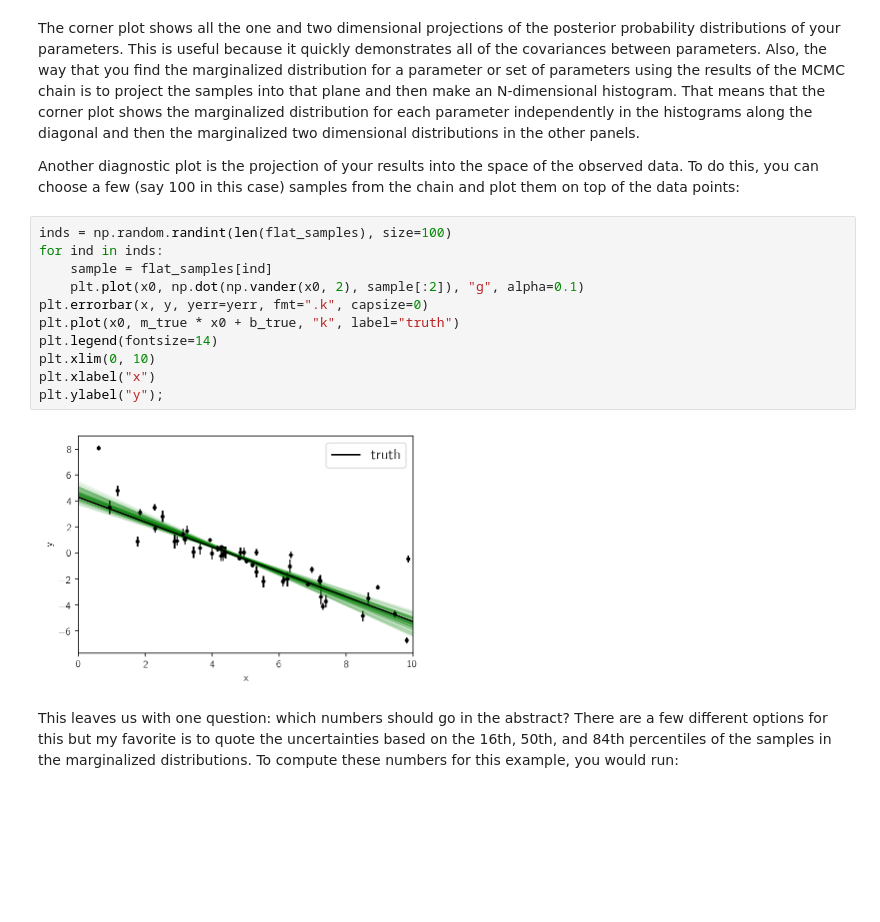
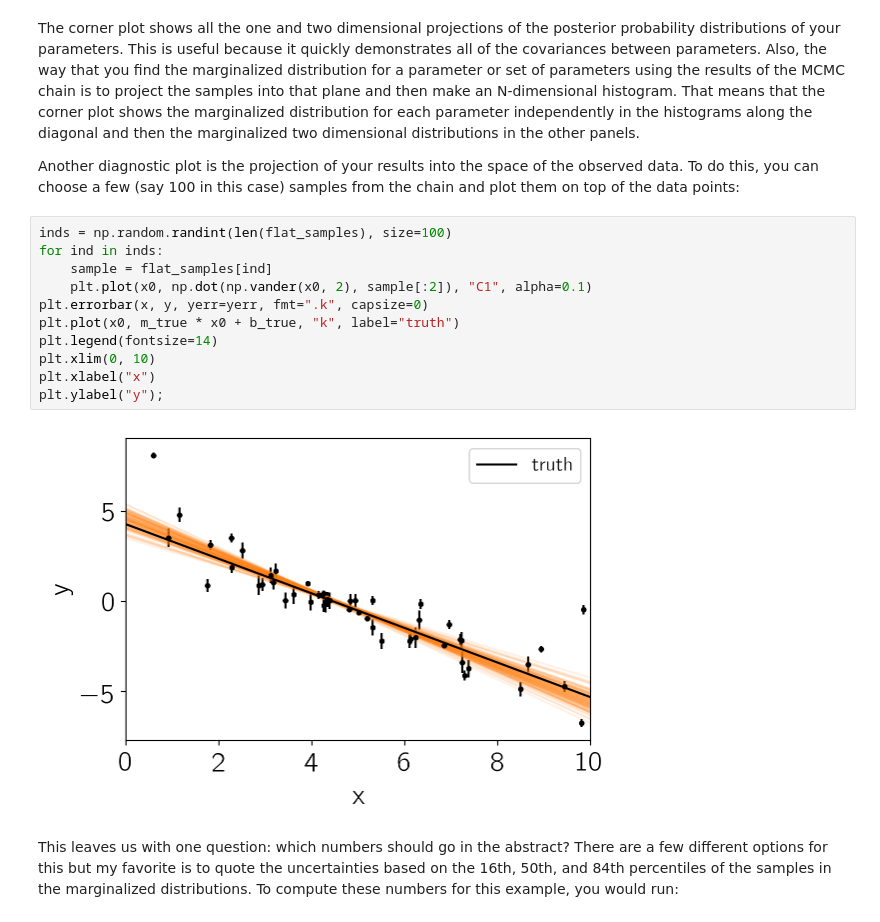
Before and after one commit to dfm/emcee, a Jupyter notebook: docs/_static/notebooks/line.ipynb, the cells around one changed output. Drawn from its saved outputs; the diff is of its cells as text; blank space fills up the shorter version.

```diff
--- a/docs/_static/notebooks/line.ipynb
+++ b/docs/_static/notebooks/line.ipynb
@@ -340,16 +335,16 @@ and plot them on top of the data points:
 # %%
 inds = np.random.randint(len(flat_samples), size=100)
 for ind in inds:
     sample = flat_samples[ind]
-    plt.plot(x0, np.dot(np.vander(x0, 2), sample[:2]), "g", alpha=0.1)
+    plt.plot(x0, np.dot(np.vander(x0, 2), sample[:2]), "C1", alpha=0.1)
 plt.errorbar(x, y, yerr=yerr, fmt=".k", capsize=0)
 plt.plot(x0, m_true * x0 + b_true, "k", label="truth")
 plt.legend(fontsize=14)
 plt.xlim(0, 10)
 plt.xlabel("x")
 plt.ylabel("y");
 # %% [output]
-[figure, old version]
+[figure, new version]
 # %% [markdown]
 This leaves us with one question: which numbers should go in the abstract?
 There are a few different options for this but my favorite is to quote the
```
Also changed, not shown: parts of 12 cells of this notebook, 4 other files.
